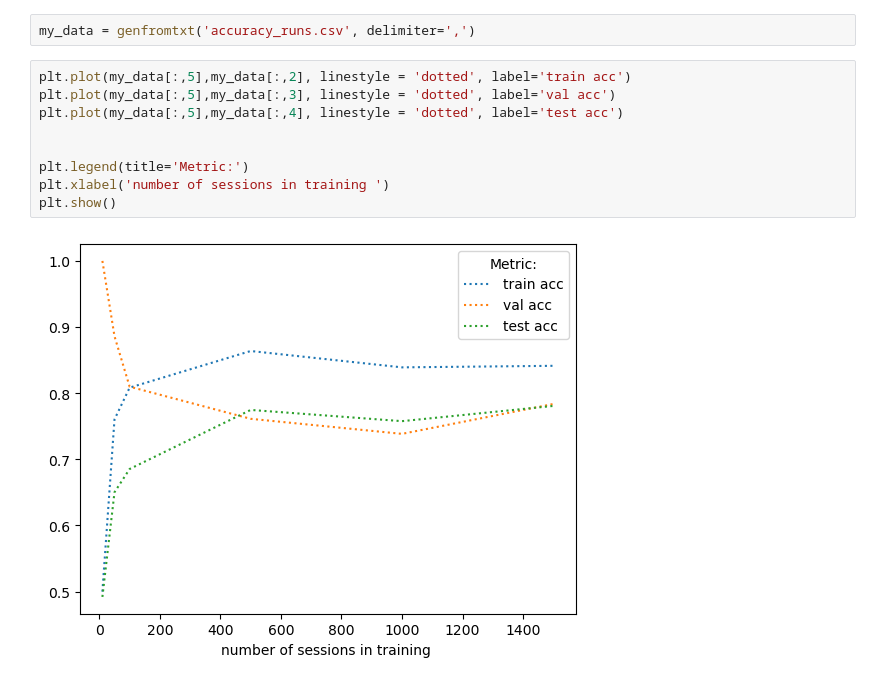
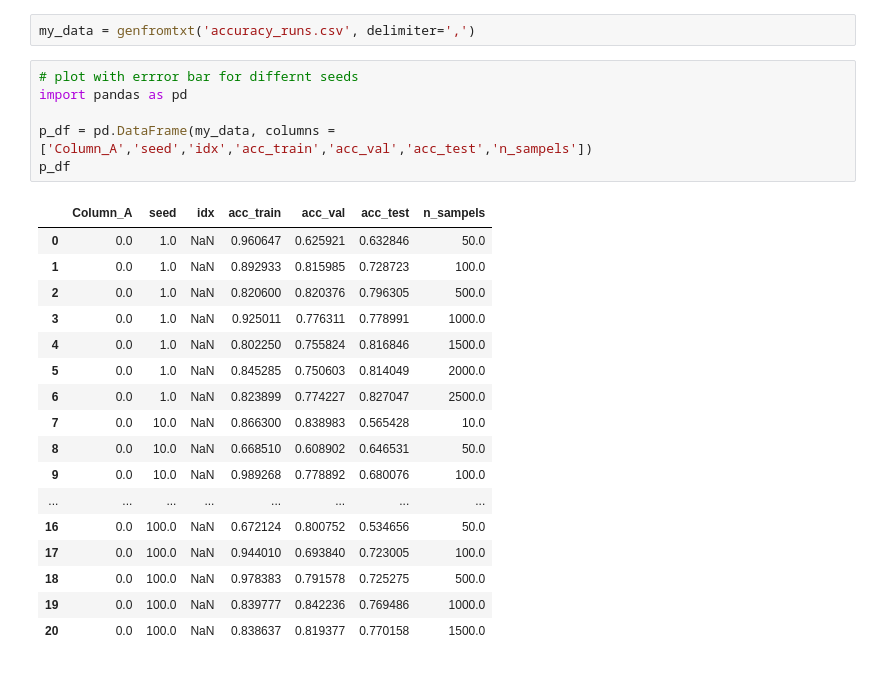
Before and after one commit to MohammadJavadD/TUH, a Jupyter notebook: df_plot.ipynb, the cells around one changed output. Saved outputs shown, nothing was run; the diff lists cells and outputs as text.

```diff
--- a/df_plot.ipynb
+++ b/df_plot.ipynb
@@ -3,14 +3,27 @@ from numpy import genfromtxt
 import matplotlib.pyplot as plt
 # %%
 my_data = genfromtxt('accuracy_runs.csv', delimiter=',')
-# %%
-plt.plot(my_data[:,5],my_data[:,2], linestyle = 'dotted', label='train acc')
-plt.plot(my_data[:,5],my_data[:,3], linestyle = 'dotted', label='val acc')
-plt.plot(my_data[:,5],my_data[:,4], linestyle = 'dotted', label='test acc')
-
-
-plt.legend(title='Metric:')
-plt.xlabel('number of sessions in training ')
-plt.show()
-# %% [output]
-[figure, removed]
+# %%
+# plot with errror bar for differnt seeds
+import pandas as pd
+
+p_df = pd.DataFrame(my_data, columns = ['Column_A','seed','idx','acc_train','acc_val','acc_test','n_sampels'])
+p_df
+# %% [output]
+|  | Column_A | seed | idx | acc_train | acc_val | acc_test | n_sampels |
+| 0 | 0.0 | 1.0 | NaN | 0.960647 | 0.625921 | 0.632846 | 50.0 |
+| 1 | 0.0 | 1.0 | NaN | 0.892933 | 0.815985 | 0.728723 | 100.0 |
+| 2 | 0.0 | 1.0 | NaN | 0.820600 | 0.820376 | 0.796305 | 500.0 |
+| 3 | 0.0 | 1.0 | NaN | 0.925011 | 0.776311 | 0.778991 | 1000.0 |
+| 4 | 0.0 | 1.0 | NaN | 0.802250 | 0.755824 | 0.816846 | 1500.0 |
+| 5 | 0.0 | 1.0 | NaN | 0.845285 | 0.750603 | 0.814049 | 2000.0 |
+| 6 | 0.0 | 1.0 | NaN | 0.823899 | 0.774227 | 0.827047 | 2500.0 |
+| 7 | 0.0 | 10.0 | NaN | 0.866300 | 0.838983 | 0.565428 | 10.0 |
+| 8 | 0.0 | 10.0 | NaN | 0.668510 | 0.608902 | 0.646531 | 50.0 |
+| 9 | 0.0 | 10.0 | NaN | 0.989268 | 0.778892 | 0.680076 | 100.0 |
+| ... | ... | ... | ... | ... | ... | ... | ... |
+| 16 | 0.0 | 100.0 | NaN | 0.672124 | 0.800752 | 0.534656 | 50.0 |
+| 17 | 0.0 | 100.0 | NaN | 0.944010 | 0.693840 | 0.723005 | 100.0 |
+| 18 | 0.0 | 100.0 | NaN | 0.978383 | 0.791578 | 0.725275 | 500.0 |
+| 19 | 0.0 | 100.0 | NaN | 0.839777 | 0.842236 | 0.769486 | 1000.0 |
+| 20 | 0.0 | 100.0 | NaN | 0.838637 | 0.819377 | 0.770158 | 1500.0 |
```
Also changed, not shown: parts of 1 cell of this notebook.
